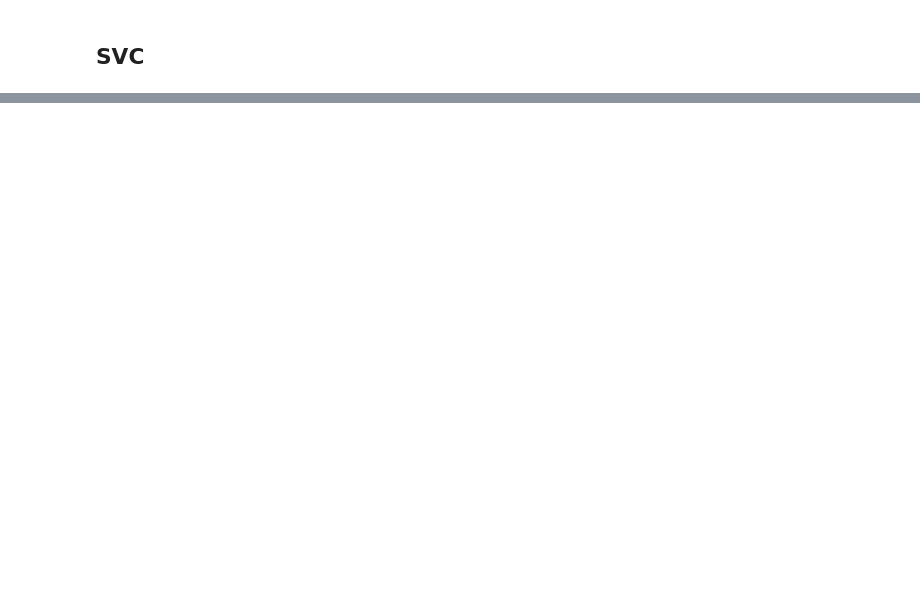
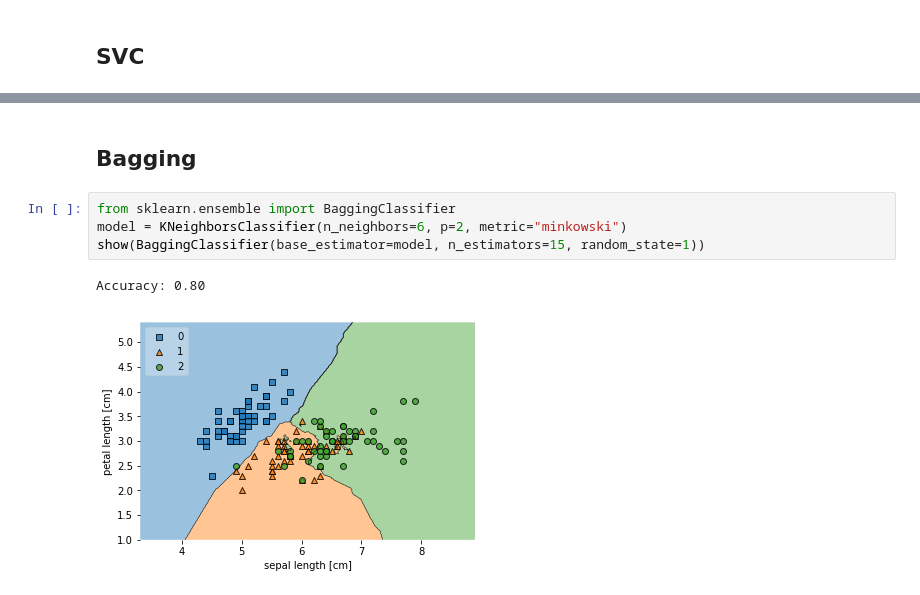
Before and after one commit to lowlighter/uqac, a Jupyter notebook: machinelearning/snippets/Examples.ipynb, the cells around one changed output, grey strips where cells are left out. Cells and saved outputs as stored; diff of their text form; blank space fills up the shorter version.

```diff
--- a/machinelearning/snippets/Examples.ipynb
+++ b/machinelearning/snippets/Examples.ipynb
@@ -63,0 +88,9 @@ Accuracy: 0.80
+# %% [markdown]
+## Bagging
+# %%
+from sklearn.ensemble import BaggingClassifier
+model = KNeighborsClassifier(n_neighbors=6, p=2, metric="minkowski")
+show(BaggingClassifier(base_estimator=model, n_estimators=15, random_state=1))
+# %% [output]
+Accuracy: 0.80
+[figure, added]
```
Also changed, not shown: parts of 13 cells of this notebook.
